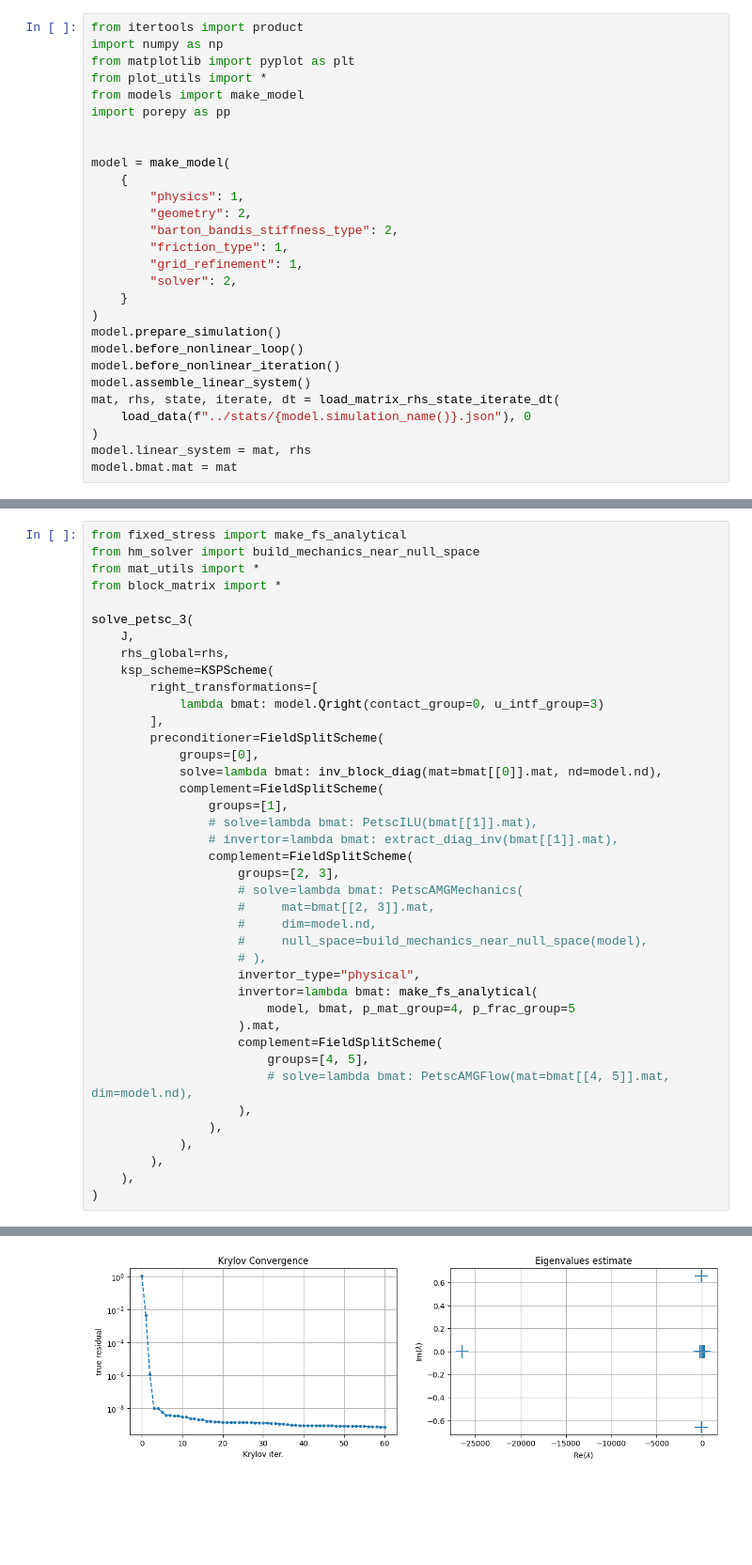
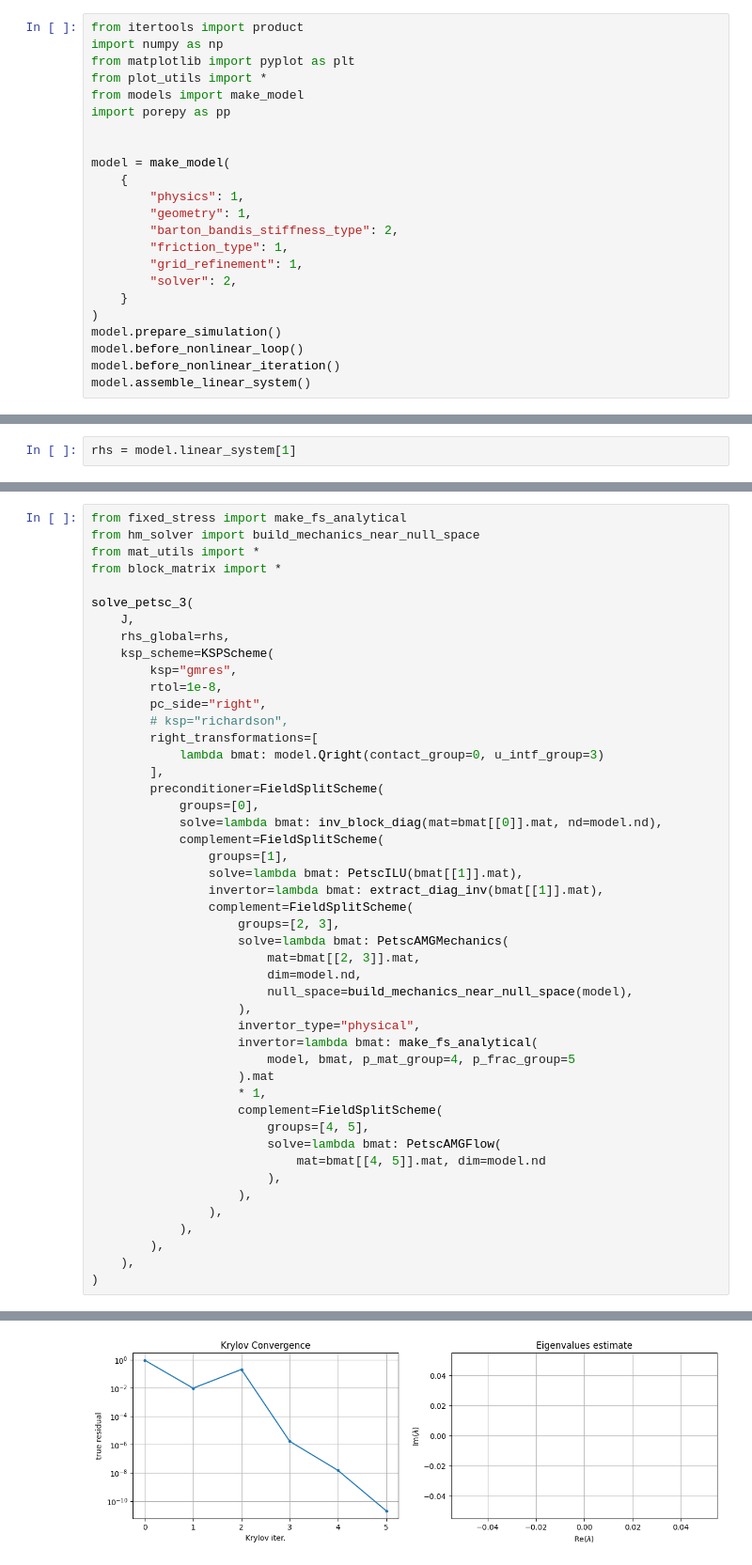
Before and after one commit to pmgbergen/FTHM-Solver, a Jupyter notebook: experiments/load_system.ipynb, the cells around one changed output, grey strips where cells are left out. Shown at 94% size. Drawn from its saved outputs; the diff is of its cells as text; blank space fills up the shorter version.

```diff
--- a/experiments/load_system.ipynb
+++ b/experiments/load_system.ipynb
@@ -10,7 +10,7 @@ import porepy as pp
 model = make_model(
     {
         "physics": 1,
-        "geometry": 2,
+        "geometry": 1,
         "barton_bandis_stiffness_type": 2,
         "friction_type": 1,
         "grid_refinement": 1,
@@ -21,9 +21,4 @@ model.prepare_simulation()
 model.before_nonlinear_loop()
 model.before_nonlinear_iteration()
 model.assemble_linear_system()
-mat, rhs, state, iterate, dt = load_matrix_rhs_state_iterate_dt(
-    load_data(f"../stats/{model.simulation_name()}.json"), 0
-)
-model.linear_system = mat, rhs
-model.bmat.mat = mat
 # %% [output]
@@ -31,0 +28,2 @@ sticking: 43, sliding: 0, open: 0
+# %%
+rhs = model.linear_system[1]
@@ -44,6 +52,10 @@ solve_petsc_3(
     J,
     rhs_global=rhs,
     ksp_scheme=KSPScheme(
+        ksp="gmres",
+        rtol=1e-8,
+        pc_side="right",
+        # ksp="richardson",
         right_transformations=[
             lambda bmat: model.Qright(contact_group=0, u_intf_group=3)
         ],
@@ -52,22 +64,25 @@ solve_petsc_3(
             solve=lambda bmat: inv_block_diag(mat=bmat[[0]].mat, nd=model.nd),
             complement=FieldSplitScheme(
                 groups=[1],
-                # solve=lambda bmat: PetscILU(bmat[[1]].mat),
-                # invertor=lambda bmat: extract_diag_inv(bmat[[1]].mat),
+                solve=lambda bmat: PetscILU(bmat[[1]].mat),
+                invertor=lambda bmat: extract_diag_inv(bmat[[1]].mat),
                 complement=FieldSplitScheme(
                     groups=[2, 3],
-                    # solve=lambda bmat: PetscAMGMechanics(
-                    #     mat=bmat[[2, 3]].mat,
-                    #     dim=model.nd,
-                    #     null_space=build_mechanics_near_null_space(model),
-                    # ),
+                    solve=lambda bmat: PetscAMGMechanics(
+                        mat=bmat[[2, 3]].mat,
+                        dim=model.nd,
+                        null_space=build_mechanics_near_null_space(model),
+                    ),
                     invertor_type="physical",
                     invertor=lambda bmat: make_fs_analytical(
                         model, bmat, p_mat_group=4, p_frac_group=5
-                    ).mat,
+                    ).mat
+                    * 1,
                     complement=FieldSplitScheme(
                         groups=[4, 5],
-                        # solve=lambda bmat: PetscAMGFlow(mat=bmat[[4, 5]].mat, dim=model.nd),
+                        solve=lambda bmat: PetscAMGFlow(
+                            mat=bmat[[4, 5]].mat, dim=model.nd
+                        ),
                     ),
                 ),
             ),
@@ -82 +96 @@ lambda min: 0.5972788702194805
-[figure, old version]
+[figure, new version]
```
Also changed, not shown: parts of 9 cells of this notebook, 23 other files.
